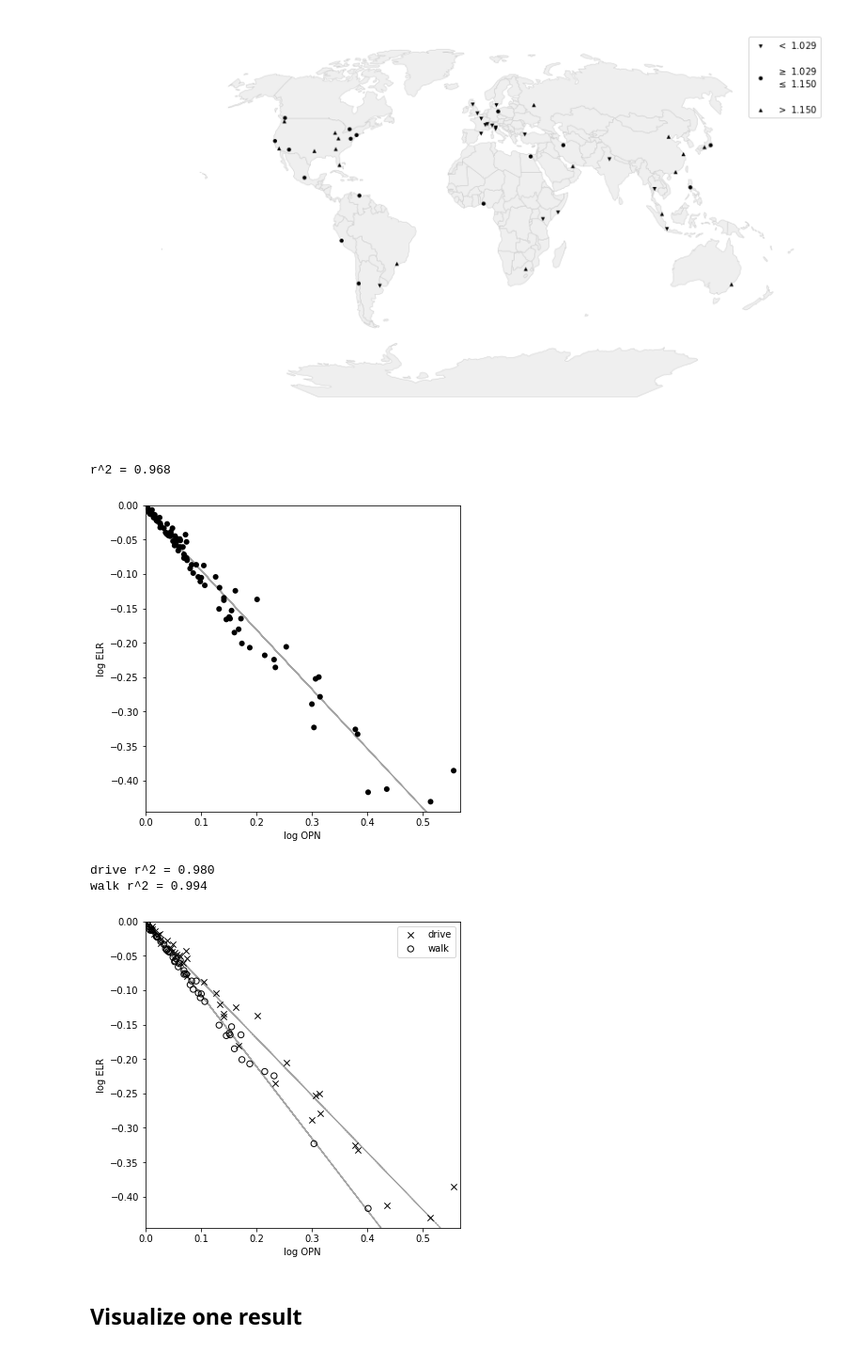
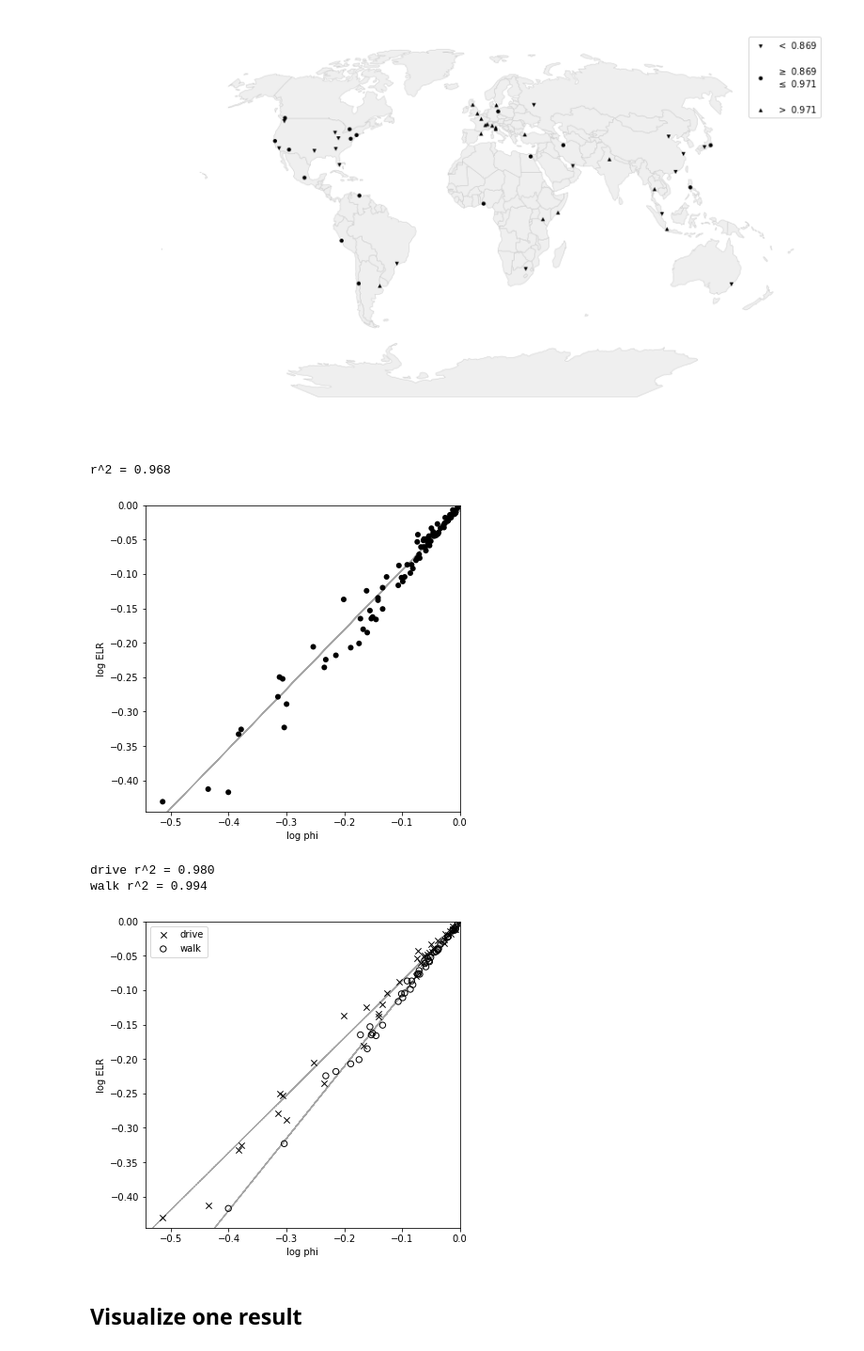
Before and after one commit to gboeing/planar-vs-nonplanar, a Jupyter notebook: planar-vs-nonplanar-across-cities.ipynb, the cells around one changed output. Shown: that part at 94% size. Saved outputs shown, nothing was run; the diff lists cells and outputs as text; code cells hidden in the pictures.

Commit message:
add text, invert planarity score

```diff
--- a/planar-vs-nonplanar-across-cities.ipynb
+++ b/planar-vs-nonplanar-across-cities.ipynb
@@ -138,6 +138,7 @@ for label, row in df_places.iterrows():
                           'mean_edge_length' : mean_edge_length,
                           'mean_planar_segment_length' : mean_planar_segment_length,
                           'edge_length_ratio' : edge_length_ratio,
+                          'phi' : 1 / planar_nonplanar_overcount,
                           'is_planar' : is_planar,
                           'runtime' : runtime}
                 results.append(result)
@@ -282,7 +283,7 @@ plt.show()
 # %% [output]
 [figure]
 # %%
-x = np.log(gdf['overcount_planar_nonplanar'].copy())
+x = np.log(gdf['phi'].copy())
 y = np.log(gdf['edge_length_ratio'].copy())
 slope, intercept, r_value, p_value, std_err = stats.linregress(x, y)
 print('r^2 = {:.3f}'.format(r_value ** 2))
@@ -305,13 +306,13 @@ x_line.loc[len(x_line)] = x_max
 Y_est = x_line * slope + intercept
 ax.plot(x_line, Y_est, c='k', alpha=0.35, linewidth=1, zorder=-1)
 
-ax.set_xlabel('log OPN')
+ax.set_xlabel('log phi')
 ax.set_ylabel('log ELR')
-fig.savefig('data/regression.png', dpi=300)
+fig.savefig('data/regression_phi.png', dpi=300)
 plt.show()
 # %% [output]
 r^2 = 0.968
-[figure, old version]
+[figure, new version]
 # %%
 walk = gdf[gdf['network_type']=='walk']
 drive = gdf[gdf['network_type']=='drive']
@@ -319,11 +320,11 @@ drive = gdf[gdf['network_type']=='drive']
 def transform(data):
     return np.log(data)
 
-x = transform(gdf['overcount_planar_nonplanar'].copy())
+x = transform(gdf['phi'].copy())
 y = transform(gdf['edge_length_ratio'].copy())
-drive_x = transform(drive['overcount_planar_nonplanar'].copy())
+drive_x = transform(drive['phi'].copy())
 drive_y = transform(drive['edge_length_ratio'].copy())
-walk_x = transform(walk['overcount_planar_nonplanar'].copy())
+walk_x = transform(walk['phi'].copy())
 walk_y = transform(walk['edge_length_ratio'].copy())
 
 drive_slope, drive_intercept, drive_r_value, drive_p_value, drive_std_err = stats.linregress(drive_x, drive_y)
@@ -335,36 +336,36 @@ print('walk r^2 = {:.3f}'.format(walk_r_value ** 2))
 fig, ax = plt.subplots(figsize=(6,6))
 drive_scatter = ax.scatter(x=drive_x, y=drive_y, c='k', edgecolor='none', s=40, linewidth=1, marker='x')
 walk_scatter = ax.scatter(x=walk_x, y=walk_y, c='none', edgecolor='k', s=40, linewidth=1, marker='o')
 
 # set x and y limits
 x_min = x.min() * 0.98
 x_max = x.max() * 1.02
 y_min = y.min() * 0.98
 y_max = y.max() * 1.02
 ax.set_xlim((x_min, x_max))
 ax.set_ylim((y_min, y_max))
 
 # create a line of best fit
 x_line = x.copy()
 x_line.loc[len(x_line)] = x_min
 x_line.loc[len(x_line)] = x_max
 
 drive_Y_est = x_line * drive_slope + drive_intercept
 drive_line = ax.plot(x_line, drive_Y_est, c='k', alpha=0.35, linestyle=':', linewidth=1, zorder=-1)
 
 walk_Y_est = x_line * walk_slope + walk_intercept
 walk_line = ax.plot(x_line, walk_Y_est, c='k', alpha=0.35, linestyle='--', linewidth=1, zorder=-1)
 
-ax.set_xlabel('log OPN')
+ax.set_xlabel('log phi')
 ax.set_ylabel('log ELR')
 plt.legend([drive_scatter, walk_scatter], ['drive', 'walk'])
 
-fig.savefig('data/regression_split.png', dpi=300)
+fig.savefig('data/regression_phi_split.png', dpi=300)
 plt.show()
 # %% [output]
 drive r^2 = 0.980
 walk r^2 = 0.994
-[figure, old version]
+[figure, new version]
 # %% [markdown]
 ## Visualize one result
 # %%
```
Also changed, not shown: parts of 9 cells of this notebook, 23 other files.
